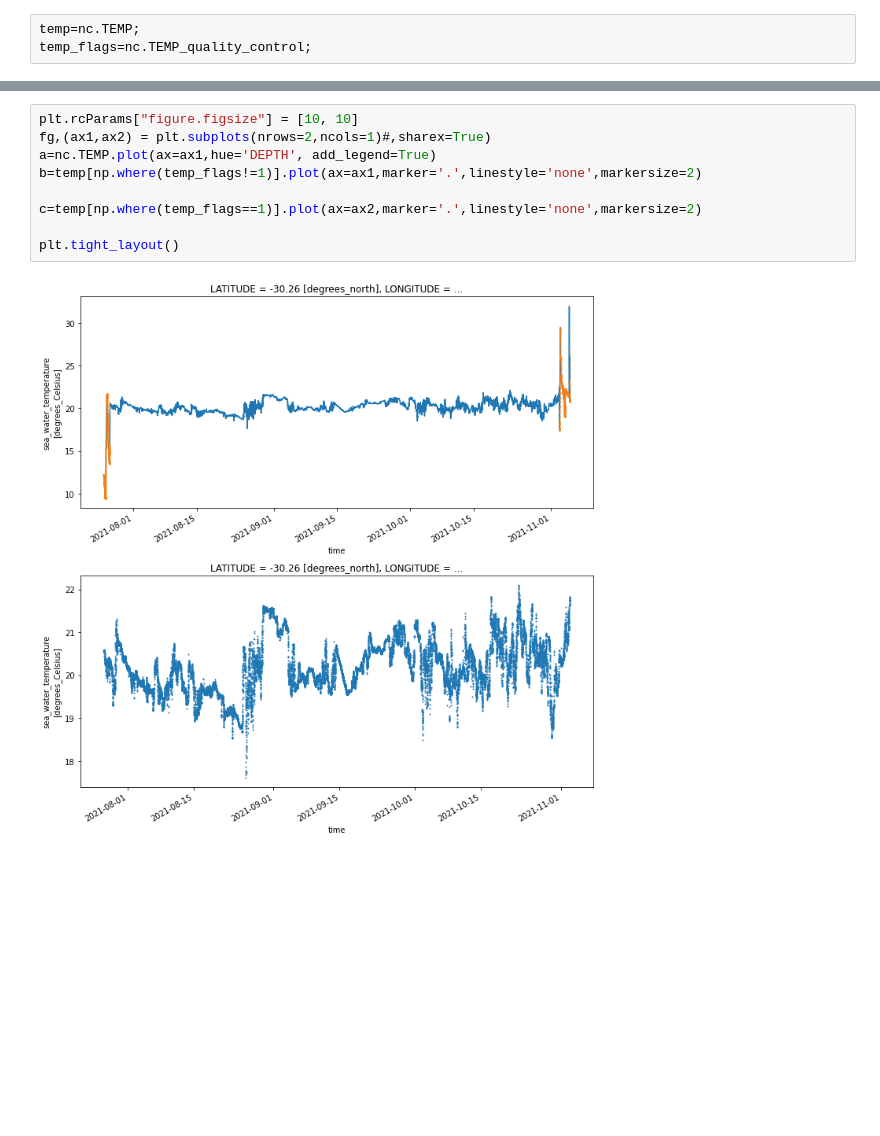
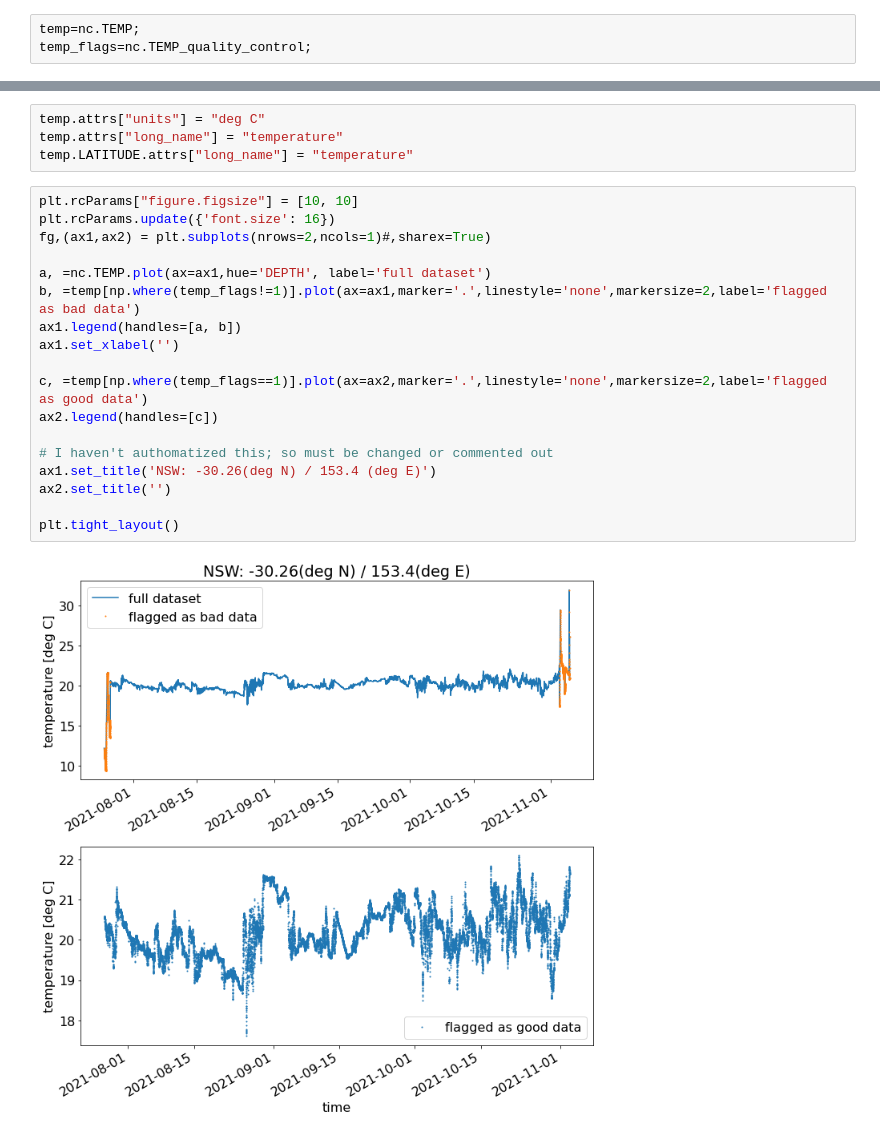
Before and after one commit to oceanhackweek/ohw22-proj-plot_this_and_that, a Jupyter notebook: notebooks/Downloading_one_file_threads.ipynb, the cells around one changed output, grey strips where cells are left out. Saved outputs shown, nothing was run; the diff lists cells and outputs as text; blank space fills up the shorter version.

Commit message:
plots are slightly improved

```diff
--- a/notebooks/Downloading_one_file_threads.ipynb
+++ b/notebooks/Downloading_one_file_threads.ipynb
@@ -47,11 +66,24 @@ temp_flags=nc.TEMP_quality_control;
+# %%
+temp.attrs["units"] = "deg C"
+temp.attrs["long_name"] = "temperature"
+temp.LATITUDE.attrs["long_name"] = "temperature"
 # %%
 plt.rcParams["figure.figsize"] = [10, 10]
+plt.rcParams.update({'font.size': 16})
 fg,(ax1,ax2) = plt.subplots(nrows=2,ncols=1)#,sharex=True)
-a=nc.TEMP.plot(ax=ax1,hue='DEPTH', add_legend=True)
-b=temp[np.where(temp_flags!=1)].plot(ax=ax1,marker='.',linestyle='none',markersize=2)
 
-c=temp[np.where(temp_flags==1)].plot(ax=ax2,marker='.',linestyle='none',markersize=2)
+a, =nc.TEMP.plot(ax=ax1,hue='DEPTH', label='full dataset')
+b, =temp[np.where(temp_flags!=1)].plot(ax=ax1,marker='.',linestyle='none',markersize=2,label='flagged as bad data')
+ax1.legend(handles=[a, b])
+ax1.set_xlabel('')
+
+c, =temp[np.where(temp_flags==1)].plot(ax=ax2,marker='.',linestyle='none',markersize=2,label='flagged as good data')
+ax2.legend(handles=[c])
+
+# I haven't authomatized this; so must be changed or commented out
+ax1.set_title('NSW: -30.26(deg N) / 153.4 (deg E)')
+ax2.set_title('')
 
 plt.tight_layout()
 # %% [output]
-[figure, old version]
+[figure, new version]
```
Also changed, not shown: parts of 1 cell of this notebook.
